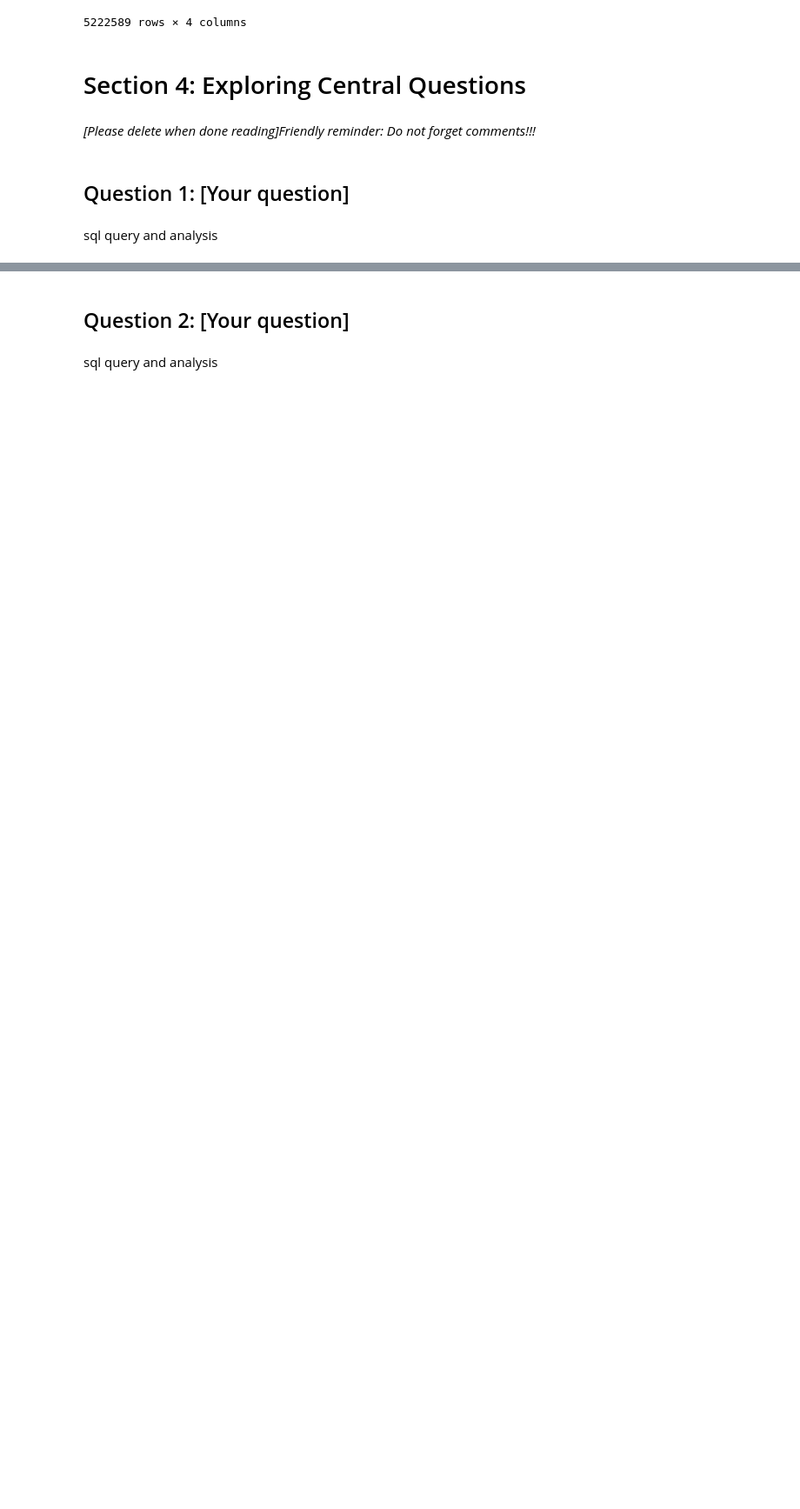
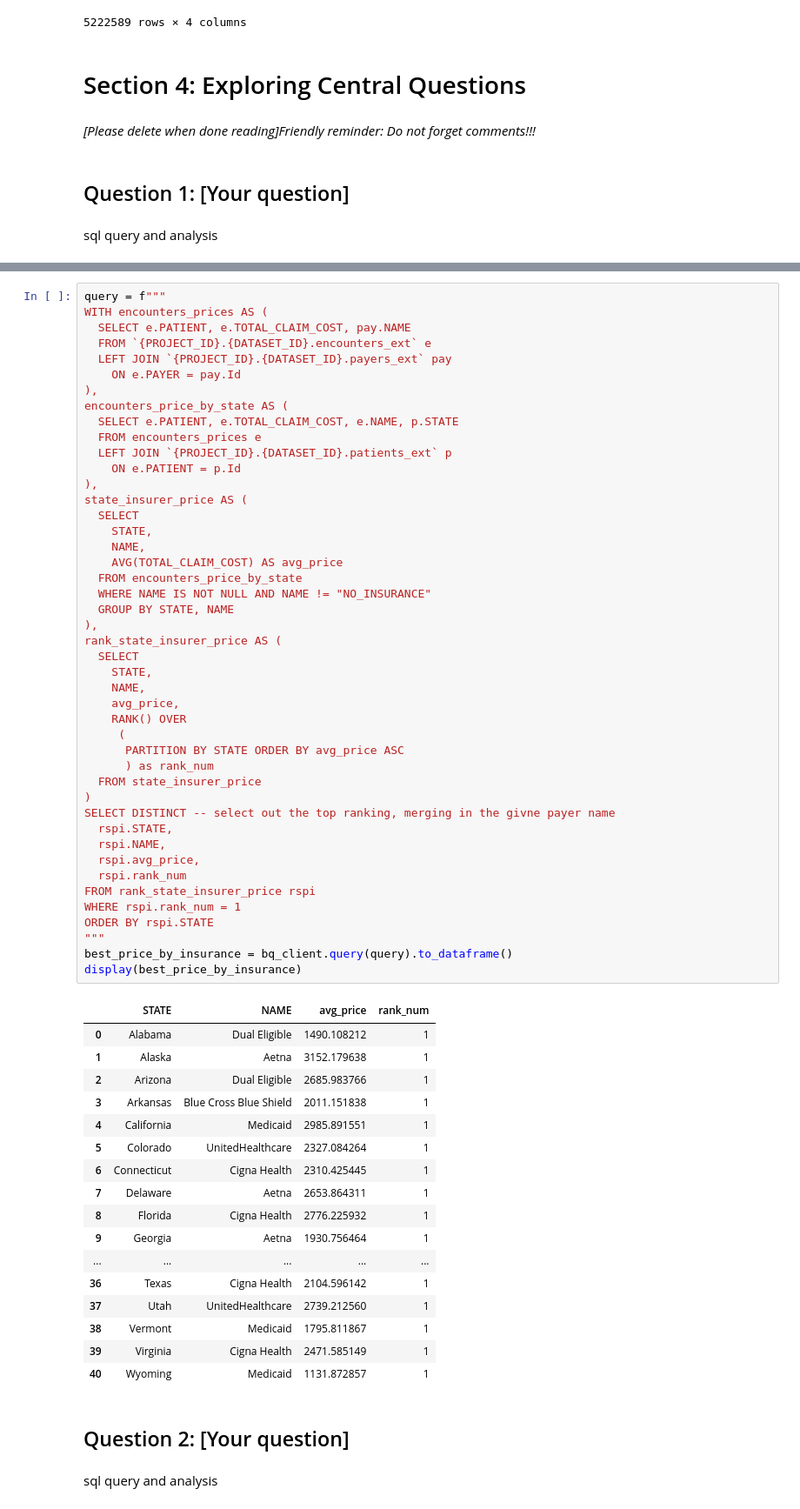
Before and after one commit to nick-allen21/synthetic_patient_analysis, a Jupyter notebook: nallen21_project1.ipynb, the cells around one changed output, grey strips where cells are left out. Shown: that part at 87% size. Drawn from its saved outputs; the diff is of its cells as text; blank space fills up the shorter version.

```diff
--- a/nallen21_project1.ipynb
+++ b/nallen21_project1.ipynb
@@ -640,3 +713,66 @@ sql query and analysis
+# %%
+query = f"""
+WITH encounters_prices AS (
+  SELECT e.PATIENT, e.TOTAL_CLAIM_COST, pay.NAME
+  FROM `{PROJECT_ID}.{DATASET_ID}.encounters_ext` e
+  LEFT JOIN `{PROJECT_ID}.{DATASET_ID}.payers_ext` pay
+    ON e.PAYER = pay.Id
+),
+encounters_price_by_state AS (
+  SELECT e.PATIENT, e.TOTAL_CLAIM_COST, e.NAME, p.STATE
+  FROM encounters_prices e
+  LEFT JOIN `{PROJECT_ID}.{DATASET_ID}.patients_ext` p
+    ON e.PATIENT = p.Id
+),
+state_insurer_price AS (
+  SELECT
+    STATE,
+    NAME,
+    AVG(TOTAL_CLAIM_COST) AS avg_price
+  FROM encounters_price_by_state
+  WHERE NAME IS NOT NULL AND NAME != "NO_INSURANCE"
+  GROUP BY STATE, NAME
+),
+rank_state_insurer_price AS (
+  SELECT
+    STATE,
+    NAME,
+    avg_price,
+    RANK() OVER
+     (
+      PARTITION BY STATE ORDER BY avg_price ASC
+      ) as rank_num
+  FROM state_insurer_price
+)
+SELECT DISTINCT -- select out the top ranking, merging in the givne payer name
+  rspi.STATE,
+  rspi.NAME,
+  rspi.avg_price,
+  rspi.rank_num
+FROM rank_state_insurer_price rspi
+WHERE rspi.rank_num = 1
+ORDER BY rspi.STATE
+"""
+best_price_by_insurance = bq_client.query(query).to_dataframe()
+display(best_price_by_insurance)
+# %% [output]
+|  | STATE | NAME | avg_price | rank_num |
+| 0 | Alabama | Dual Eligible | 1490.108212 | 1 |
+| 1 | Alaska | Aetna | 3152.179638 | 1 |
+| 2 | Arizona | Dual Eligible | 2685.983766 | 1 |
+| 3 | Arkansas | Blue Cross Blue Shield | 2011.151838 | 1 |
+| 4 | California | Medicaid | 2985.891551 | 1 |
+| 5 | Colorado | UnitedHealthcare | 2327.084264 | 1 |
+| 6 | Connecticut | Cigna Health | 2310.425445 | 1 |
+| 7 | Delaware | Aetna | 2653.864311 | 1 |
+| 8 | Florida | Cigna Health | 2776.225932 | 1 |
+| 9 | Georgia | Aetna | 1930.756464 | 1 |
+| ... | ... | ... | ... | ... |
+| 36 | Texas | Cigna Health | 2104.596142 | 1 |
+| 37 | Utah | UnitedHealthcare | 2739.212560 | 1 |
+| 38 | Vermont | Medicaid | 1795.811867 | 1 |
+| 39 | Virginia | Cigna Health | 2471.585149 | 1 |
+| 40 | Wyoming | Medicaid | 1131.872857 | 1 |
 # %% [markdown]
 ## Question 2: [Your question]
 # %% [markdown]
```
Also changed, not shown: parts of 15 cells of this notebook.
